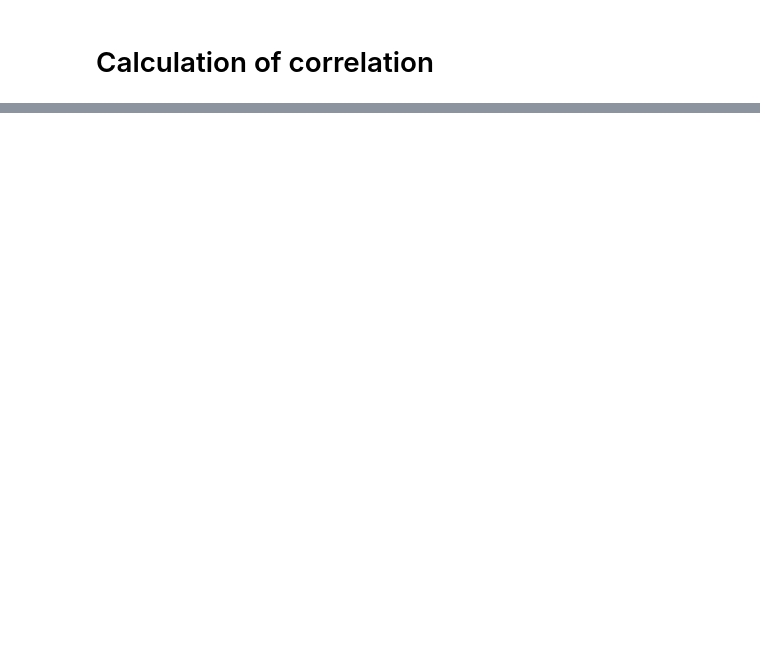
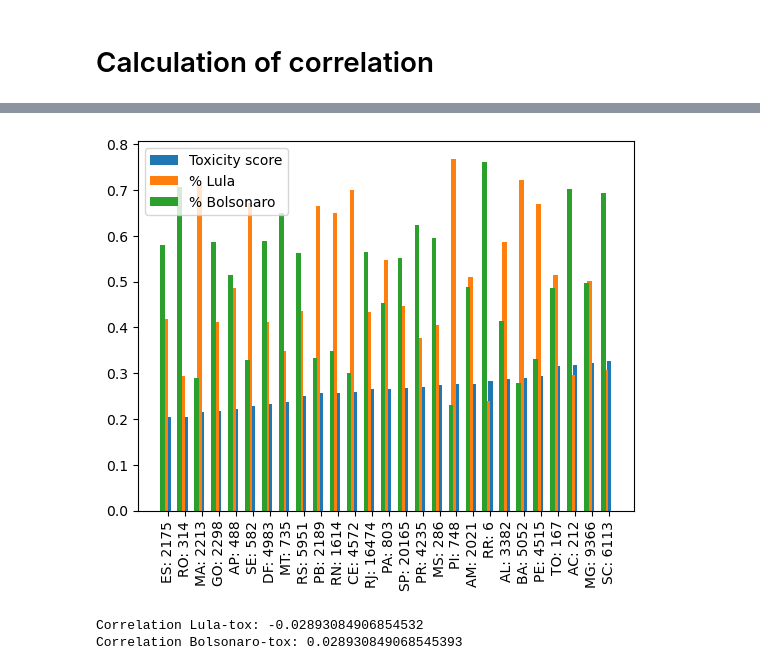
Before and after one commit to grochlitzzz/CSS_Eleicoes, a Jupyter notebook: ToxicityAndElectionResults.ipynb, the cells around one changed output, grey strips where cells are left out. Drawn from its saved outputs; the diff is of its cells as text; code cells hidden in the pictures; blank space fills up the shorter version.

```diff
--- a/ToxicityAndElectionResults.ipynb
+++ b/ToxicityAndElectionResults.ipynb
@@ -190,0 +209,13 @@ del Bolsonarodict["ZZ"]
+# %%
+final_Luladict = {}
+final_Bolsonarodict = {}
+
+toxicities_sorted = dict(sorted(toxicities_average.items(), key=lambda x:x[1]))
+
+for state in toxicities_sorted:
+    final_Luladict[state] = [toxicities_sorted[state], Luladict[state]]
+    final_Bolsonarodict[state] = [toxicities_sorted[state], Bolsonarodict[state]]
+
+print(final_Luladict)
+print()
+print(final_Bolsonarodict)
@@ -190,0 +226,34 @@ del Bolsonarodict["ZZ"]
+# %%
+Lula = []
+Bolsonaro = []
+
+for state in final_Luladict:
+    if (final_Luladict[state][0] == -1):
+        continue
+    Lula.append(final_Luladict[state][1])
+    Bolsonaro.append(final_Bolsonarodict[state][1])
+# %%
+xposT2 = []
+xposL = []
+xposB = []
+
+for i in range(len(states)):
+    xposT2.append(3*i+1.5)
+    xposL.append(3*i+1)
+    xposB.append(3*i+0.5)
+
+plt.bar(xposT2, tox, label='Toxicity score')
+plt.bar(xposL, Lula, label='% Lula')
+plt.bar(xposB, Bolsonaro, label='% Bolsonaro')
+plt.xticks(xposT2, states, rotation=90)
+plt.legend()
+
+plt.show()
+
+#calculate the correlation between the two arrays
+print("Correlation Lula-tox: " + str(np.corrcoef(tox, Lula)[0,1]))
+print("Correlation Bolsonaro-tox: " + str(np.corrcoef(tox, Bolsonaro)[0,1]))
+# %% [output]
+[figure, added]
+Correlation Lula-tox: -0.02893084906854532
+Correlation Bolsonaro-tox: 0.028930849068545393
```
Also changed, not shown: parts of 14 cells of this notebook.
